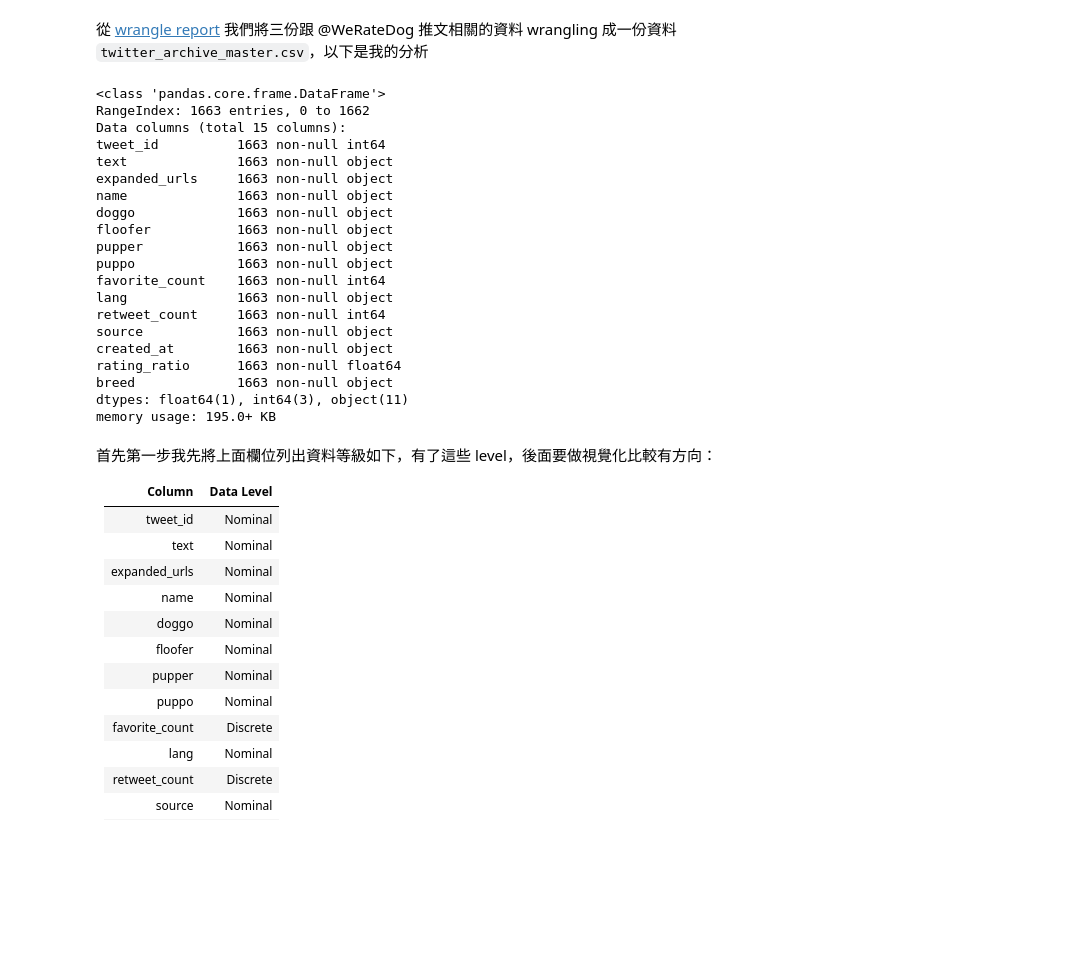
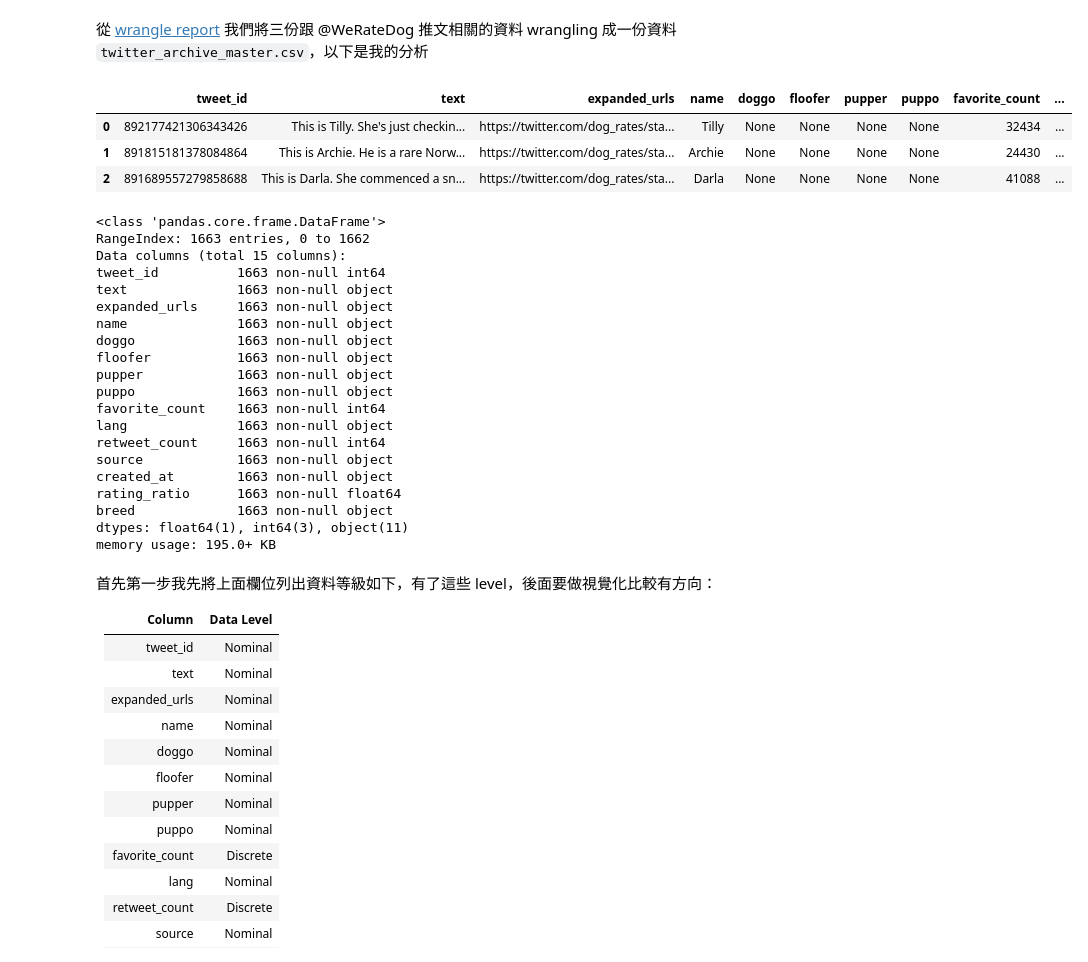
Before and after one commit to MohamedElgohary2012/udacity-wrangle-and-analyze-data, a Jupyter notebook: act_report.ipynb, the cells around one changed output. Saved outputs shown, nothing was run; the diff lists cells and outputs as text; code cells hidden in the pictures; blank space fills up the shorter version.

```diff
--- a/act_report.ipynb
+++ b/act_report.ipynb
@@ -3,28 +3,35 @@
 # %%
 import pandas as pd
 df = pd.read_csv('twitter_archive_master.csv')
-df.info()
+df.head(3)
 # %% [output]
-<class 'pandas.core.frame.DataFrame'>
-RangeIndex: 1663 entries, 0 to 1662
-Data columns (total 15 columns):
-tweet_id          1663 non-null int64
-text              1663 non-null object
-expanded_urls     1663 non-null object
-name              1663 non-null object
-doggo             1663 non-null object
-floofer           1663 non-null object
-pupper            1663 non-null object
-puppo             1663 non-null object
-favorite_count    1663 non-null int64
-lang              1663 non-null object
-retweet_count     1663 non-null int64
-source            1663 non-null object
-created_at        1663 non-null object
-rating_ratio      1663 non-null float64
-breed             1663 non-null object
-dtypes: float64(1), int64(3), object(11)
-memory usage: 195.0+ KB
+|  | tweet_id | text | expanded_urls | name | doggo | floofer | pupper | puppo | favorite_count | ... |
+| 0 | 892177421306343426 | This is Tilly. She's just checkin... | https://twitter.com/dog_rates/sta... | Tilly | None | None | None | None | 32434 | ... |
+| 1 | 891815181378084864 | This is Archie. He is a rare Norw... | https://twitter.com/dog_rates/sta... | Archie | None | None | None | None | 24430 | ... |
+| 2 | 891689557279858688 | This is Darla. She commenced a sn... | https://twitter.com/dog_rates/sta... | Darla | None | None | None | None | 41088 | ... |
+# %%
+df.info()
+# %% [output]
+<class 'pandas.core.frame.DataFrame'>
+RangeIndex: 1663 entries, 0 to 1662
+Data columns (total 15 columns):
+tweet_id          1663 non-null int64
+text              1663 non-null object
+expanded_urls     1663 non-null object
+name              1663 non-null object
+doggo             1663 non-null object
+floofer           1663 non-null object
+pupper            1663 non-null object
+puppo             1663 non-null object
+favorite_count    1663 non-null int64
+lang              1663 non-null object
+retweet_count     1663 non-null int64
+source            1663 non-null object
+created_at        1663 non-null object
+rating_ratio      1663 non-null float64
+breed             1663 non-null object
+dtypes: float64(1), int64(3), object(11)
+memory usage: 195.0+ KB
 # %% [markdown]
 首先第一步我先將上面欄位列出資料等級如下，有了這些 level，後面要做視覺化比較有方向：
 
```
Also changed, not shown: 2 other files.
